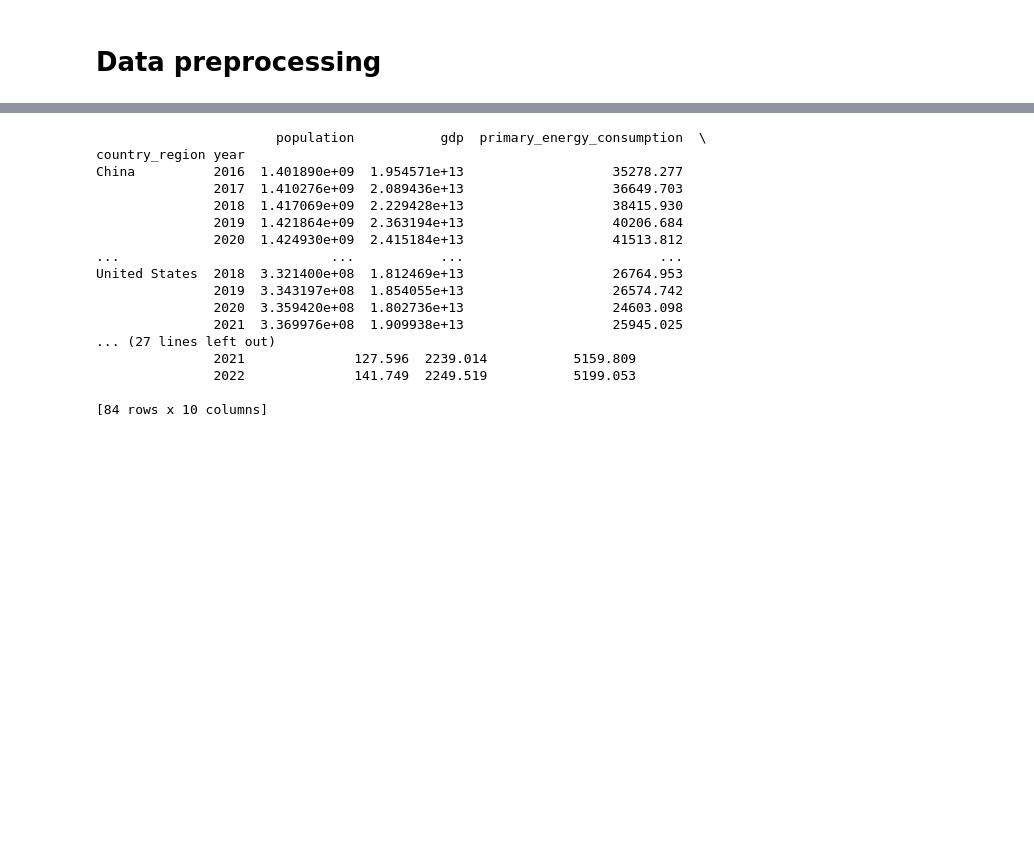
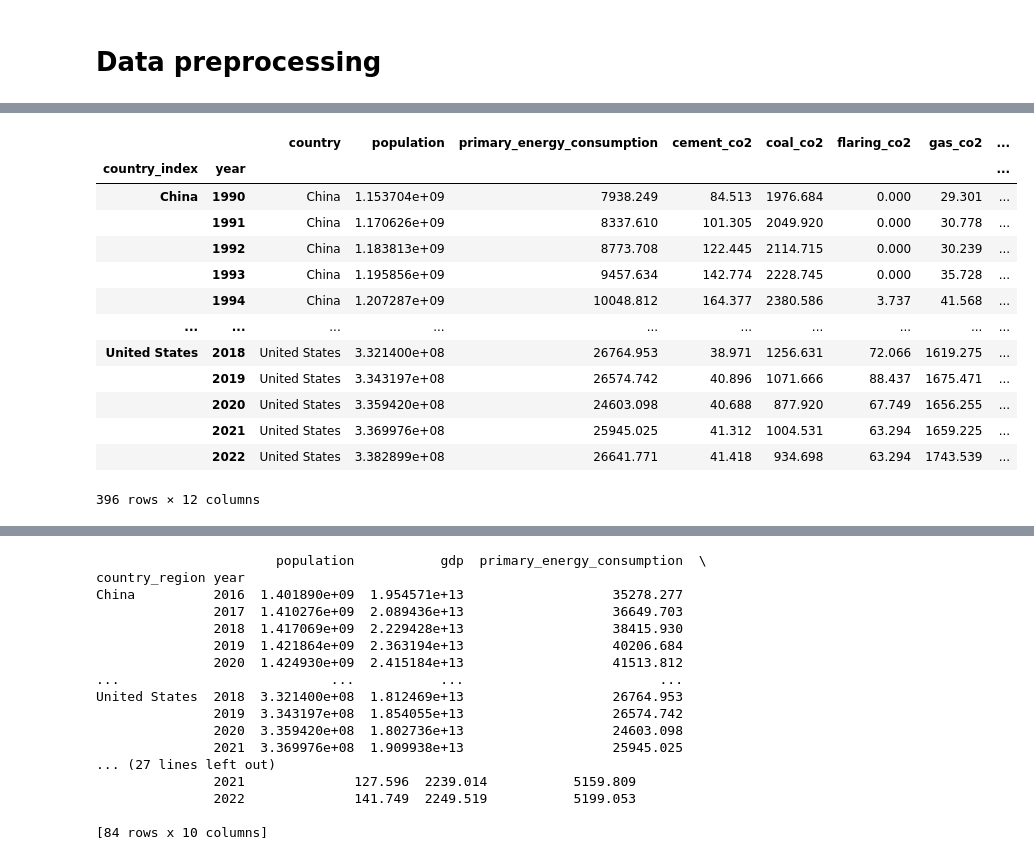
Before and after one commit to Bealtaine16/CO2_Emission, a Jupyter notebook: temp/4_lstm_model.ipynb, the cells around one changed output, grey strips where cells are left out. Cells and saved outputs as stored; diff of their text form; code cells hidden in the pictures; blank space fills up the shorter version.

Commit message:
First version of lstm model

```diff
--- a/temp/4_lstm_model.ipynb
+++ b/temp/4_lstm_model.ipynb
@@ -39,3 +39,6 @@ params = {
 run["parameters"] = params
 # %% [markdown]
 # Data preprocessing
+# %%
+df = pd.read_csv("../output/2b_cleaned_data_first_model.csv")
+df
@@ -42,3 +59,22 @@ run["parameters"] = params
+# %%
+#df["country_index"] = df["country"]
+df = df.set_index(["country_index", "year"])
+df
+# %% [output]
+|  |  | country | population | primary_energy_consumption | cement_co2 | coal_co2 | flaring_co2 | gas_co2 | ... |
+| country_index | year |  |  |  |  |  |  |  | ... |
+| China | 1990 | China | 1.153704e+09 | 7938.249 | 84.513 | 1976.684 | 0.000 | 29.301 | ... |
+|  | 1991 | China | 1.170626e+09 | 8337.610 | 101.305 | 2049.920 | 0.000 | 30.778 | ... |
+|  | 1992 | China | 1.183813e+09 | 8773.708 | 122.445 | 2114.715 | 0.000 | 30.239 | ... |
+|  | 1993 | China | 1.195856e+09 | 9457.634 | 142.774 | 2228.745 | 0.000 | 35.728 | ... |
+|  | 1994 | China | 1.207287e+09 | 10048.812 | 164.377 | 2380.586 | 3.737 | 41.568 | ... |
+| ... | ... | ... | ... | ... | ... | ... | ... | ... | ... |
+| United States | 2018 | United States | 3.321400e+08 | 26764.953 | 38.971 | 1256.631 | 72.066 | 1619.275 | ... |
+|  | 2019 | United States | 3.343197e+08 | 26574.742 | 40.896 | 1071.666 | 88.437 | 1675.471 | ... |
+|  | 2020 | United States | 3.359420e+08 | 24603.098 | 40.688 | 877.920 | 67.749 | 1656.255 | ... |
+|  | 2021 | United States | 3.369976e+08 | 25945.025 | 41.312 | 1004.531 | 63.294 | 1659.225 | ... |
+|  | 2022 | United States | 3.382899e+08 | 26641.771 | 41.418 | 934.698 | 63.294 | 1743.539 | ... |
+396 rows × 12 columns
 # %%
 df = pd.read_csv("data/cleaned_data_first_model.csv")
 df = df.reindex(columns=['year', 'country', 'population', 'gdp', 'primary_energy_consumption', 'cement_co2',
```
Also changed, not shown: parts of 2 cells of this notebook, 18 other files.
